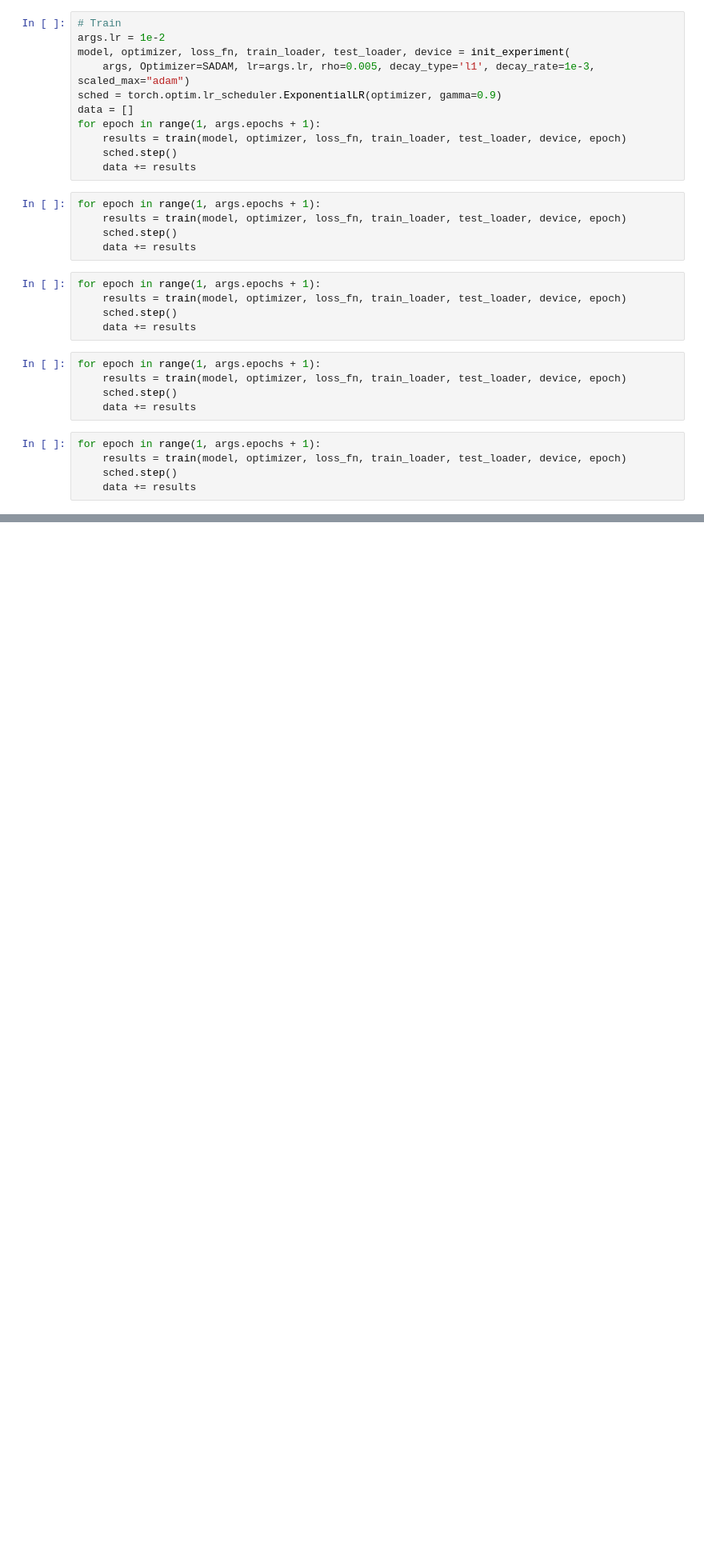
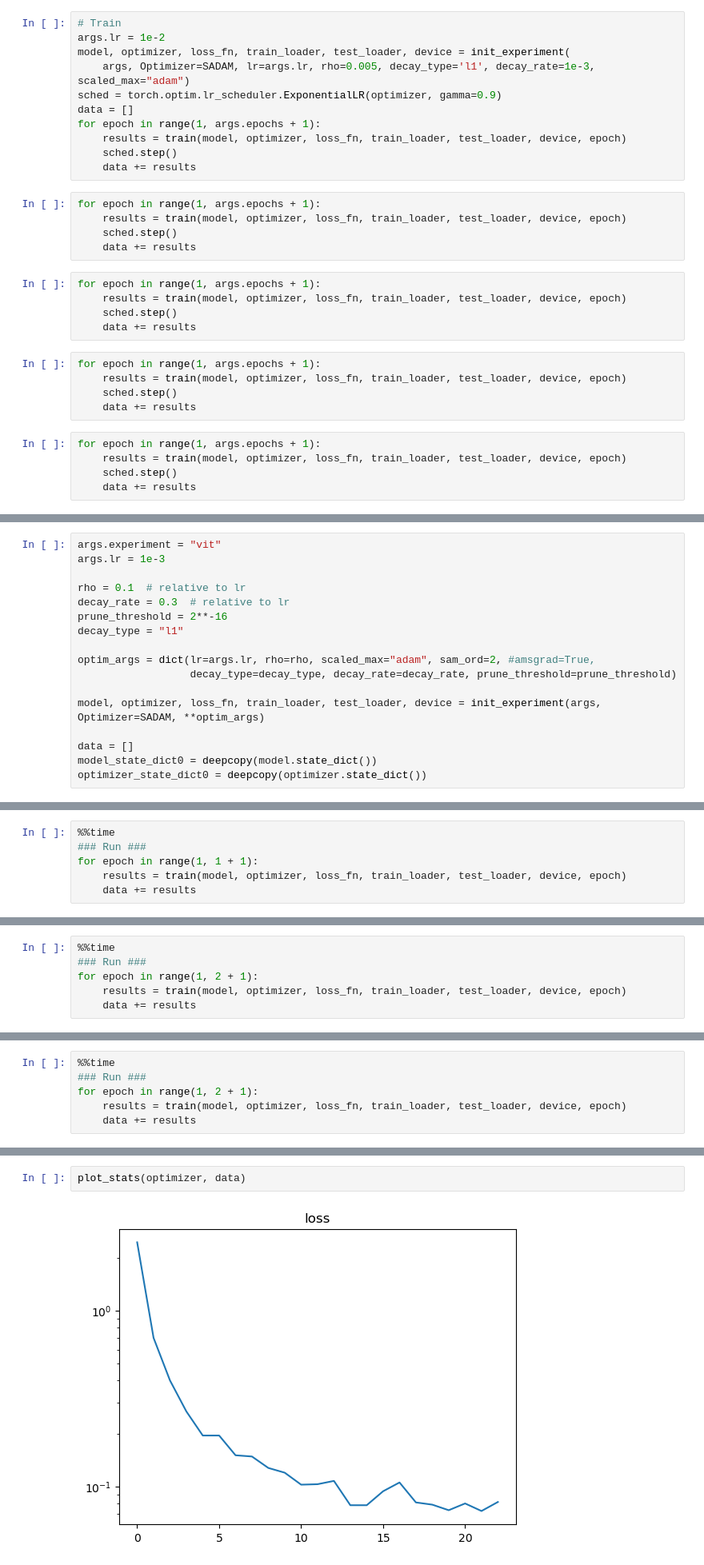
Before and after one commit to zeligism/Ssam, a Jupyter notebook: ssam.ipynb, the cells around one changed output, grey strips where cells are left out. Shown at 80% size. Drawn from its saved outputs; the diff is of its cells as text; blank space fills up the shorter version.

```diff
--- a/ssam.ipynb
+++ b/ssam.ipynb
@@ -1048,0 +1201,17 @@ plot_stats(optimizer, data)
+# %%
+args.experiment = "vit"
+args.lr = 1e-3
+
+rho = 0.1  # relative to lr
+decay_rate = 0.3  # relative to lr
+prune_threshold = 2**-16
+decay_type = "l1"
+
+optim_args = dict(lr=args.lr, rho=rho, scaled_max="adam", sam_ord=2, #amsgrad=True,
+                  decay_type=decay_type, decay_rate=decay_rate, prune_threshold=prune_threshold)
+
+model, optimizer, loss_fn, train_loader, test_loader, device = init_experiment(args, Optimizer=SADAM, **optim_args)
+
+data = []
+model_state_dict0 = deepcopy(model.state_dict())
+optimizer_state_dict0 = deepcopy(optimizer.state_dict())
@@ -1048,0 +1224,6 @@ plot_stats(optimizer, data)
+# %%
+%%time
+### Run ###
+for epoch in range(1, 1 + 1):
+    results = train(model, optimizer, loss_fn, train_loader, test_loader, device, epoch)
+    data += results
@@ -1048,0 +1248,6 @@ plot_stats(optimizer, data)
+# %%
+%%time
+### Run ###
+for epoch in range(1, 2 + 1):
+    results = train(model, optimizer, loss_fn, train_loader, test_loader, device, epoch)
+    data += results
@@ -1048,0 +1272,6 @@ plot_stats(optimizer, data)
+# %%
+%%time
+### Run ###
+for epoch in range(1, 2 + 1):
+    results = train(model, optimizer, loss_fn, train_loader, test_loader, device, epoch)
+    data += results
@@ -1048,0 +1296,4 @@ plot_stats(optimizer, data)
+# %%
+plot_stats(optimizer, data)
+# %% [output]
+[figure, added]
```
Also changed, not shown: parts of 26 cells of this notebook.
